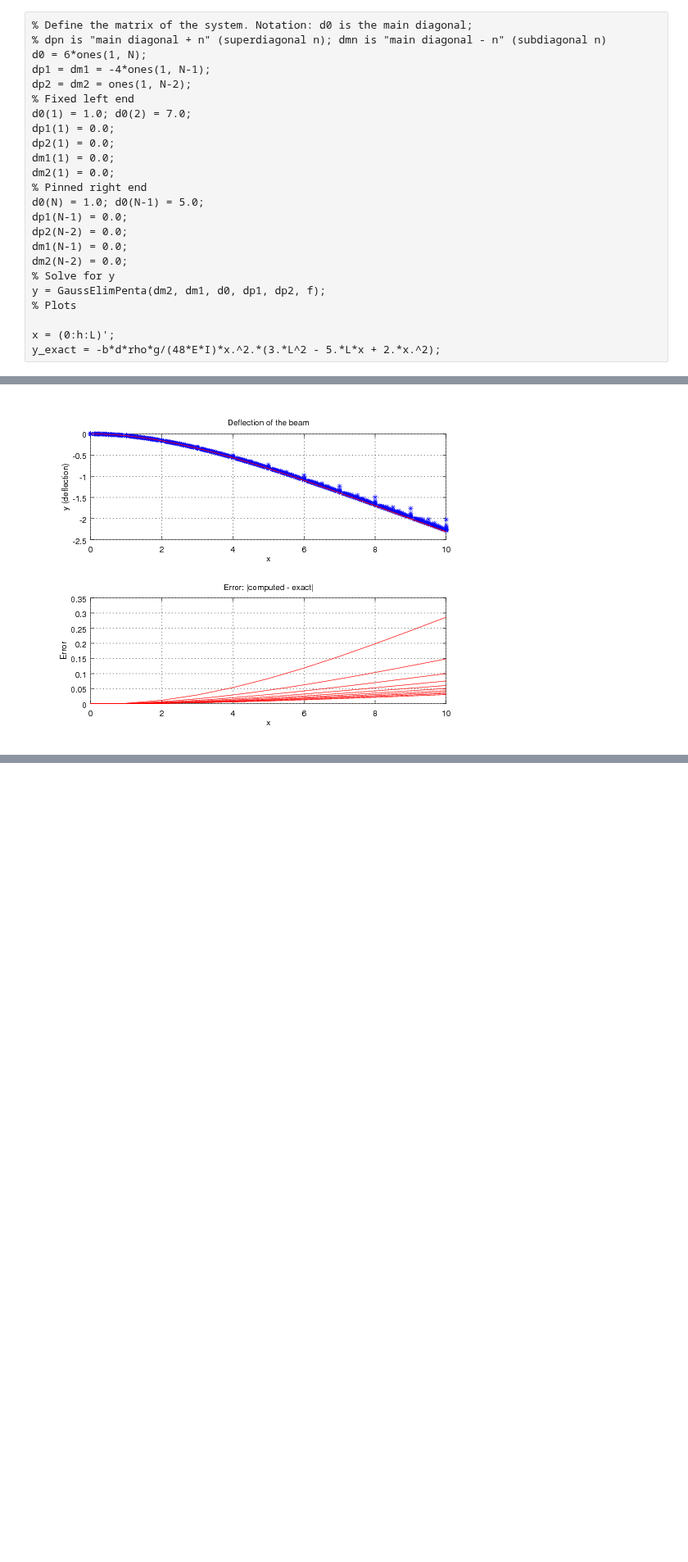
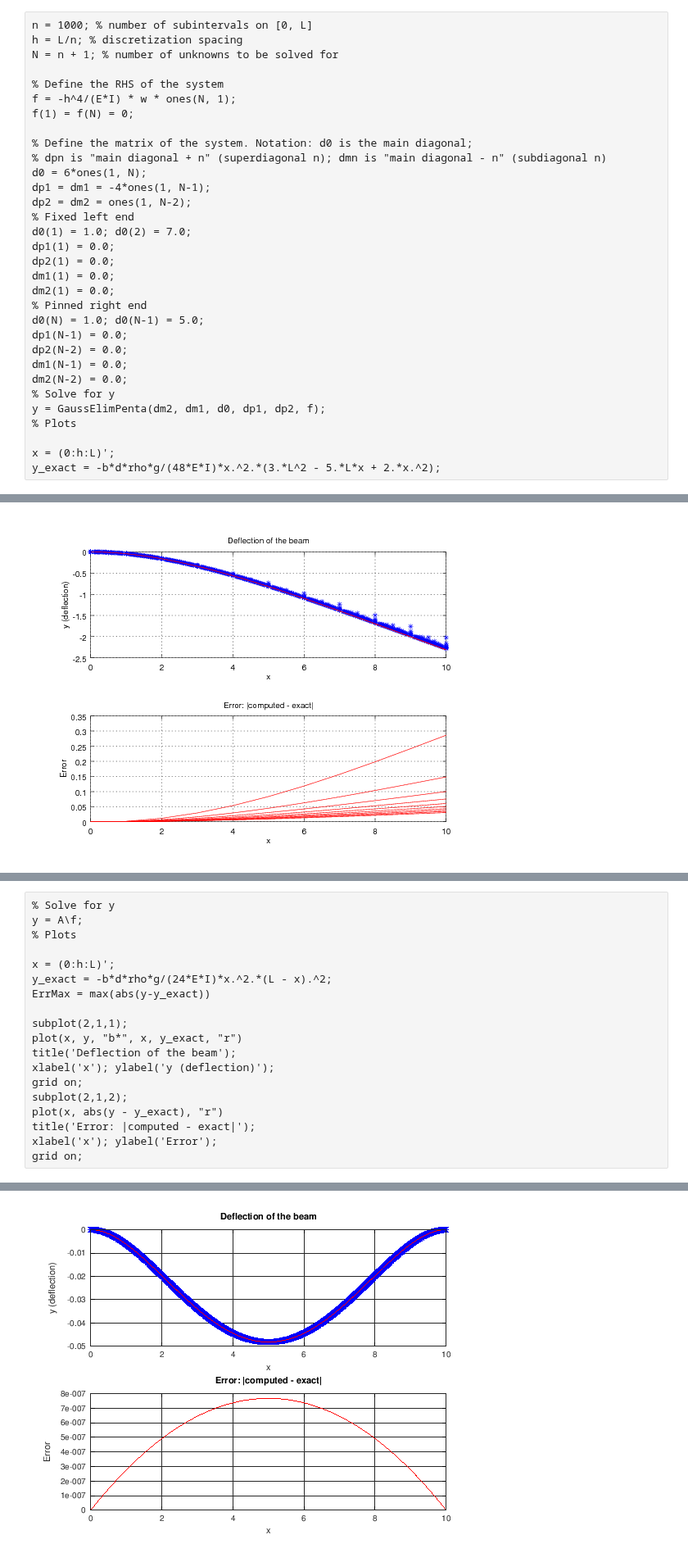
Before and after one commit to branberry/URGOResearch, a Jupyter notebook: SteelBeam.ipynb, the cells around one changed output, grey strips where cells are left out. Shown at 82% size. Cells and saved outputs as stored; diff of their text form; blank space fills up the shorter version.

```diff
--- a/SteelBeam.ipynb
+++ b/SteelBeam.ipynb
@@ -107,6 +123,14 @@ y_exact = -b*d*rho*g/(24*E*I)*x.^2.*(6.*L^2 - 4.*L*x + x.^2);
 # %% [markdown]
 ## Left Free, Right Pinned
 # %%
+n = 1000; % number of subintervals on [0, L]
+h = L/n; % discretization spacing
+N = n + 1; % number of unknowns to be solved for
+
+% Define the RHS of the system
+f = -h^4/(E*I) * w * ones(N, 1);
+f(1) = f(N) = 0;
+
 % Define the matrix of the system. Notation: d0 is the main diagonal;
 % dpn is "main diagonal + n" (superdiagonal n); dmn is "main diagonal - n" (subdiagonal n)
 d0 = 6*ones(1, N);
@@ -282,0 +356,20 @@ ErrorsLeftFixedRightFree = ErrorsLeftFixedRightFree';
+# %%
+% Solve for y
+y = A\f;
+% Plots
+
+x = (0:h:L)';
+y_exact = -b*d*rho*g/(24*E*I)*x.^2.*(L - x).^2;
+ErrMax = max(abs(y-y_exact))
+
+subplot(2,1,1);
+plot(x, y, "b*", x, y_exact, "r")
+title('Deflection of the beam');
+xlabel('x'); ylabel('y (deflection)');
+grid on;
+subplot(2,1,2);
+plot(x, abs(y - y_exact), "r")
+title('Error: |computed - exact|');
+xlabel('x'); ylabel('Error');
+grid on;
+# %% [output]
@@ -282,0 +377 @@ ErrorsLeftFixedRightFree = ErrorsLeftFixedRightFree';
+[figure, added]
```
Also changed, not shown: parts of 13 cells of this notebook, 3 other files.
